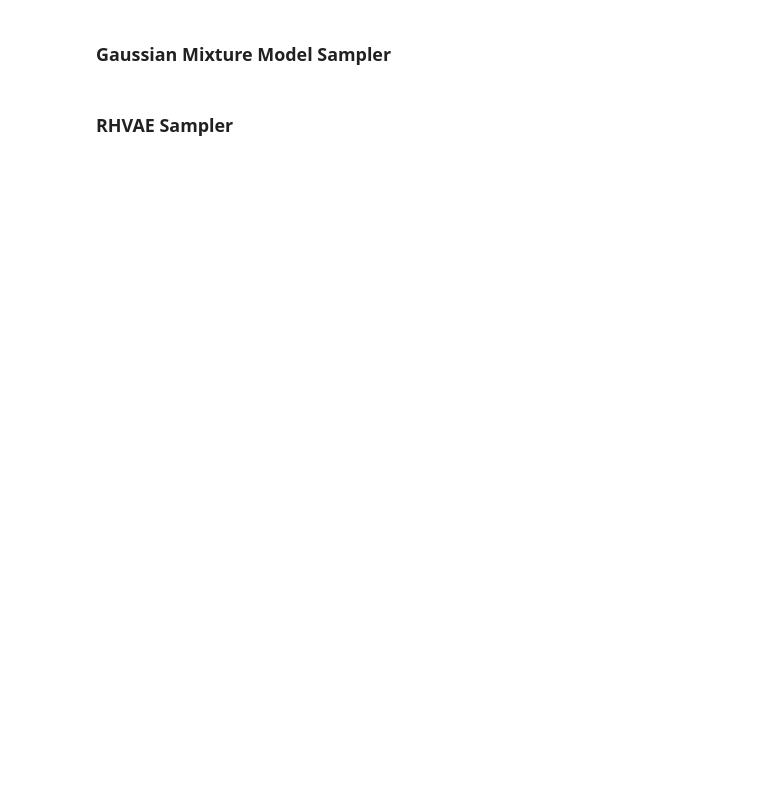
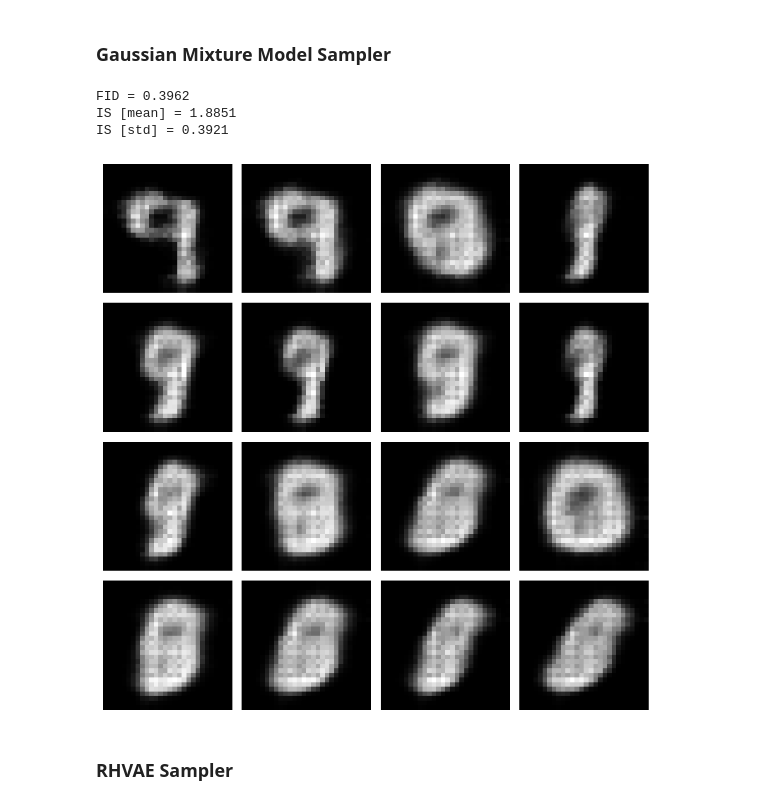
Before and after one commit to dmandache/ModelDegeneration, a Jupyter notebook: test_pythae.ipynb, the cells around one changed output. Cells and saved outputs as stored; diff of their text form; code cells hidden in the pictures; blank space fills up the shorter version.

```diff
--- a/test_pythae.ipynb
+++ b/test_pythae.ipynb
@@ -250,7 +371,7 @@ from pythae.samplers import GaussianMixtureSampler, GaussianMixtureSamplerConfig
 
 
 gmm_sampler_config = GaussianMixtureSamplerConfig(
-    n_components=10
+    n_components=3
 )
 
 gmm_sampler = GaussianMixtureSampler(
@@ -267,6 +388,13 @@ gmm_gen_data = gmm_sampler.sample(
 )
 # %%
 plot_grid(gmm_gen_data.data.cpu())
+compute_fid_score(gmm_gen_data)
+compute_is_score(gmm_gen_data)
+# %% [output]
+FID = 0.3962
+IS [mean] = 1.8851
+IS [std] = 0.3921
+[figure, added]
 # %% [markdown]
 ### RHVAE Sampler
 # %%
```
Also changed, not shown: parts of 22 cells of this notebook.
